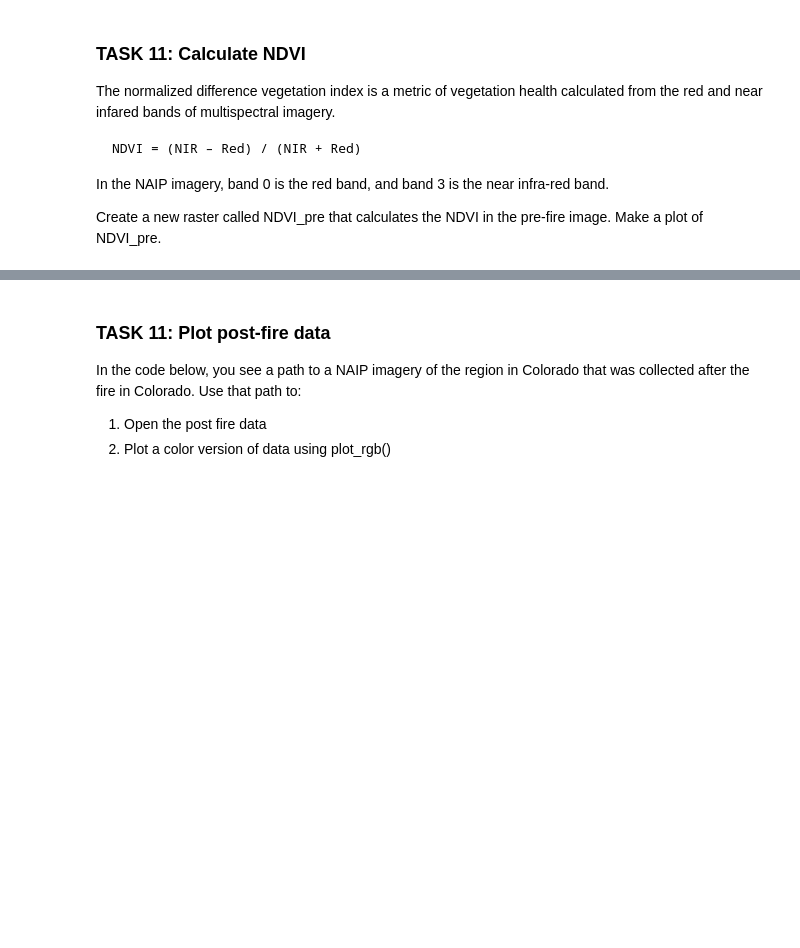
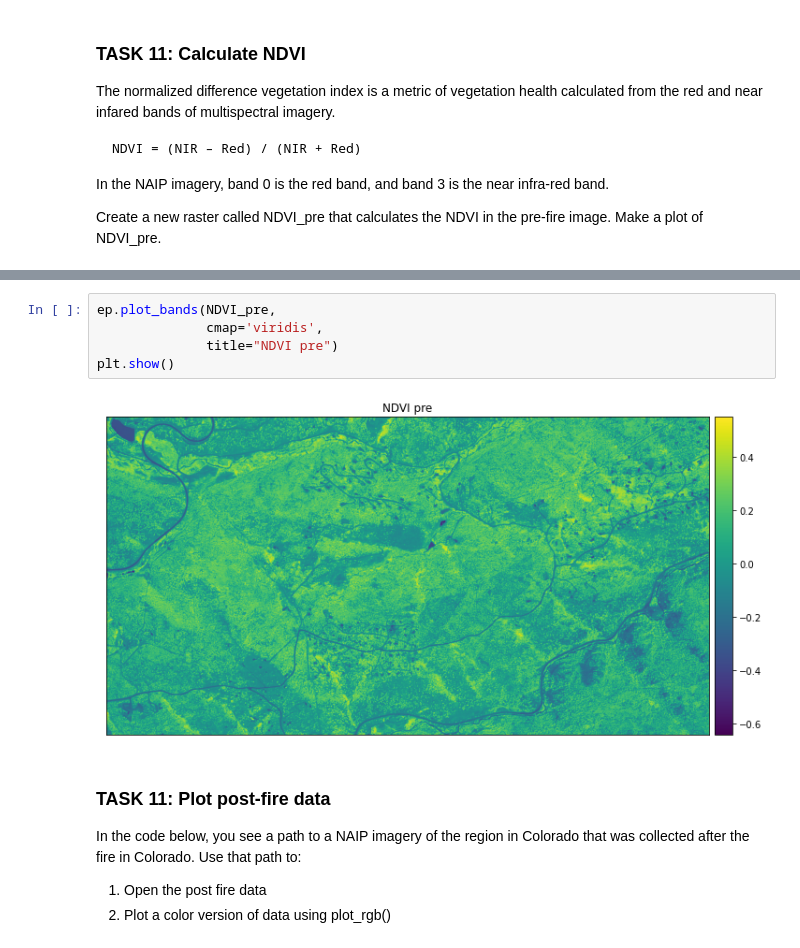
Before and after one commit to nalamry/EnvDatSci22, a Jupyter notebook: CodeSprints/RasterData101.ipynb, the cells around one changed output, grey strips where cells are left out. Drawn from its saved outputs; the diff is of its cells as text; blank space fills up the shorter version.

```diff
--- a/CodeSprints/RasterData101.ipynb
+++ b/CodeSprints/RasterData101.ipynb
@@ -601,3 +628,10 @@ NIR_pre_fire=naip_pre_fire[3]
+# %%
+ep.plot_bands(NDVI_pre,
+              cmap='viridis',
+              title="NDVI pre")
+plt.show()
+# %% [output]
+[figure, added]
 # %% [markdown]
 ### TASK 11: Plot post-fire data
 In the code below, you see a path to a NAIP imagery of the region in Colorado that was collected after the fire in Colorado. Use that path to:
```
Also changed, not shown: parts of 12 cells of this notebook.
